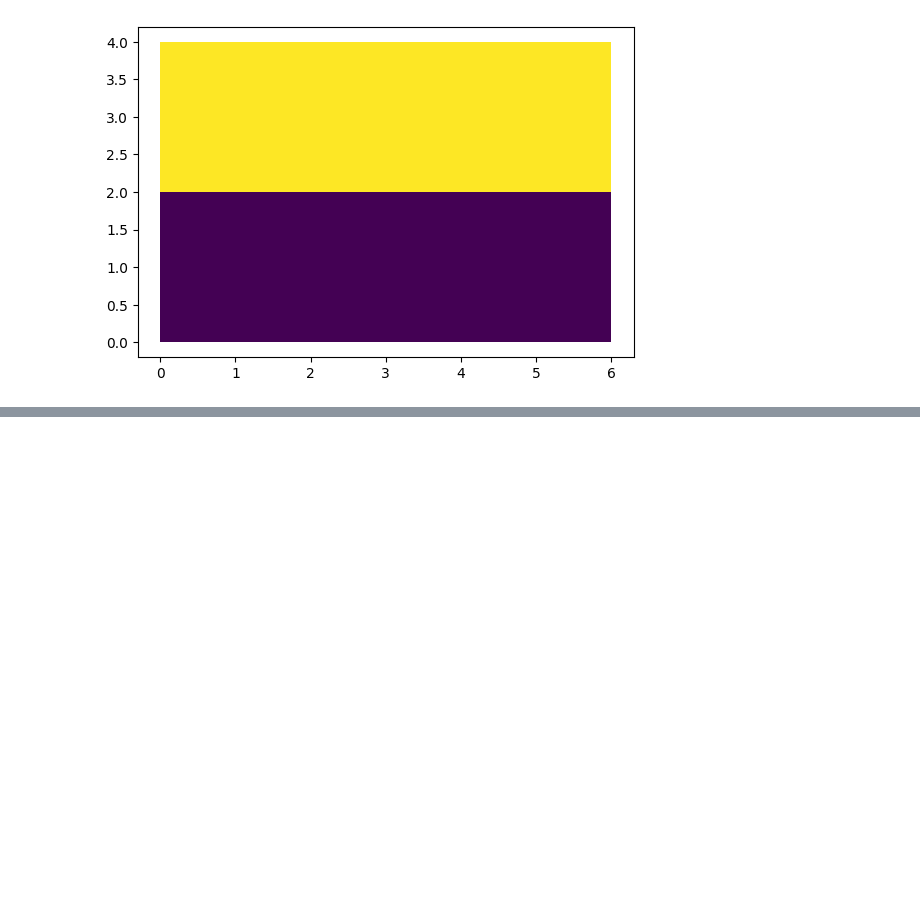
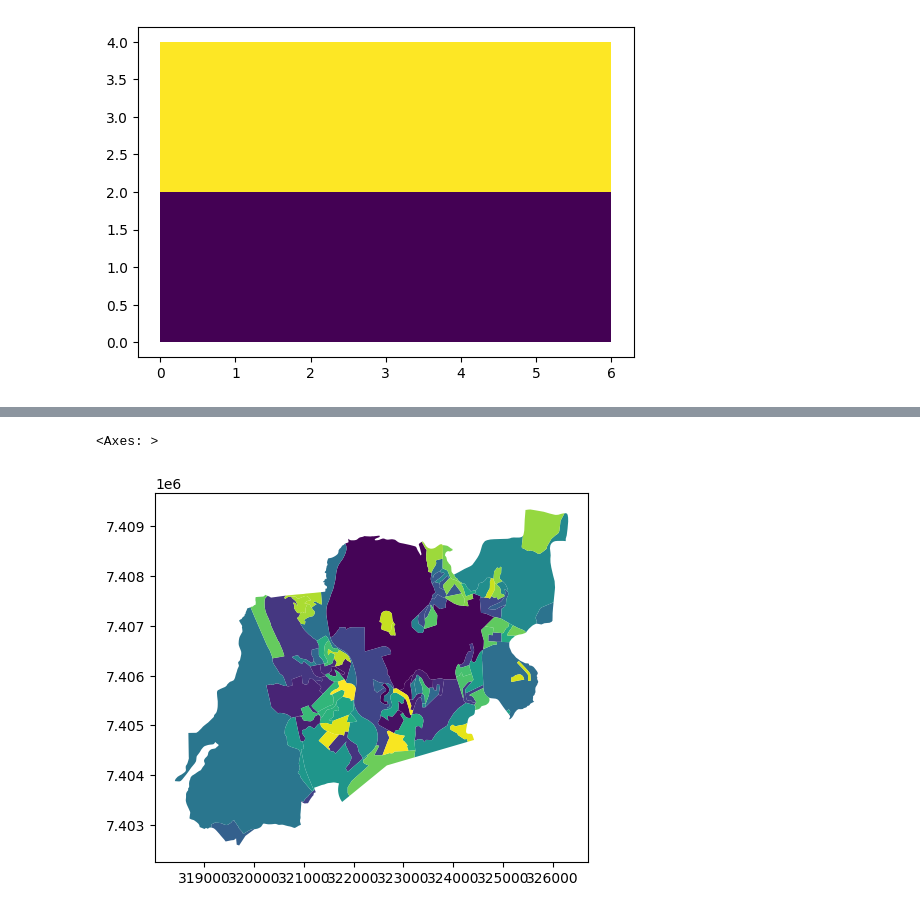
Before and after one commit to sepep-pmsp/compatibilizacao-setores-censitarios, a Jupyter notebook: 12 PICs por interseção.ipynb, the cells around one changed output, grey strips where cells are left out. Cells and saved outputs as stored; diff of their text form; code cells hidden in the pictures; blank space fills up the shorter version.

Commit message:
Adicionada aplicação a um distrito nos censos de 2010 e 2022

```diff
--- a/12 PICs por interseção.ipynb
+++ b/12 PICs por interseção.ipynb
@@ -178,0 +225,5 @@ minimum_intergeometry_boundaries(gdf_a, gdf_b, 'id', 'id').plot(column='pics')
+# %%
+setores10 = download_malha(Censo.CENSO_2010, Nivel.SETORES)
+setores10 = setores10[setores10['CD_GEOCODM'] == '3550308']
+setores10 = setores10.to_crs(epsg=31983)
+setores10.sample(3)
@@ -178,0 +237,3 @@ minimum_intergeometry_boundaries(gdf_a, gdf_b, 'id', 'id').plot(column='pics')
+# %%
+sample_dist = setores22['CD_DIST'].drop_duplicates().sample(1).iloc[0]
+sample_dist
@@ -178,0 +242,3 @@ minimum_intergeometry_boundaries(gdf_a, gdf_b, 'id', 'id').plot(column='pics')
+# %%
+setores22_filtered = setores22[setores22['CD_DIST']==sample_dist].copy()
+setores10_filtered = setores10[setores10['CD_GEOCODD']==sample_dist].copy()
@@ -178,0 +247,3 @@ minimum_intergeometry_boundaries(gdf_a, gdf_b, 'id', 'id').plot(column='pics')
+# %%
+pics = minimum_intergeometry_boundaries(setores22_filtered, setores10_filtered, 'CD_SETOR', 'CD_GEOCODI', buffer=-10)
+pics
@@ -178,0 +264,5 @@ minimum_intergeometry_boundaries(gdf_a, gdf_b, 'id', 'id').plot(column='pics')
+# %%
+pics.plot(column='pics')
+# %% [output]
+<Axes: >
+[figure, added]
```
Also changed, not shown: parts of 22 cells of this notebook.
